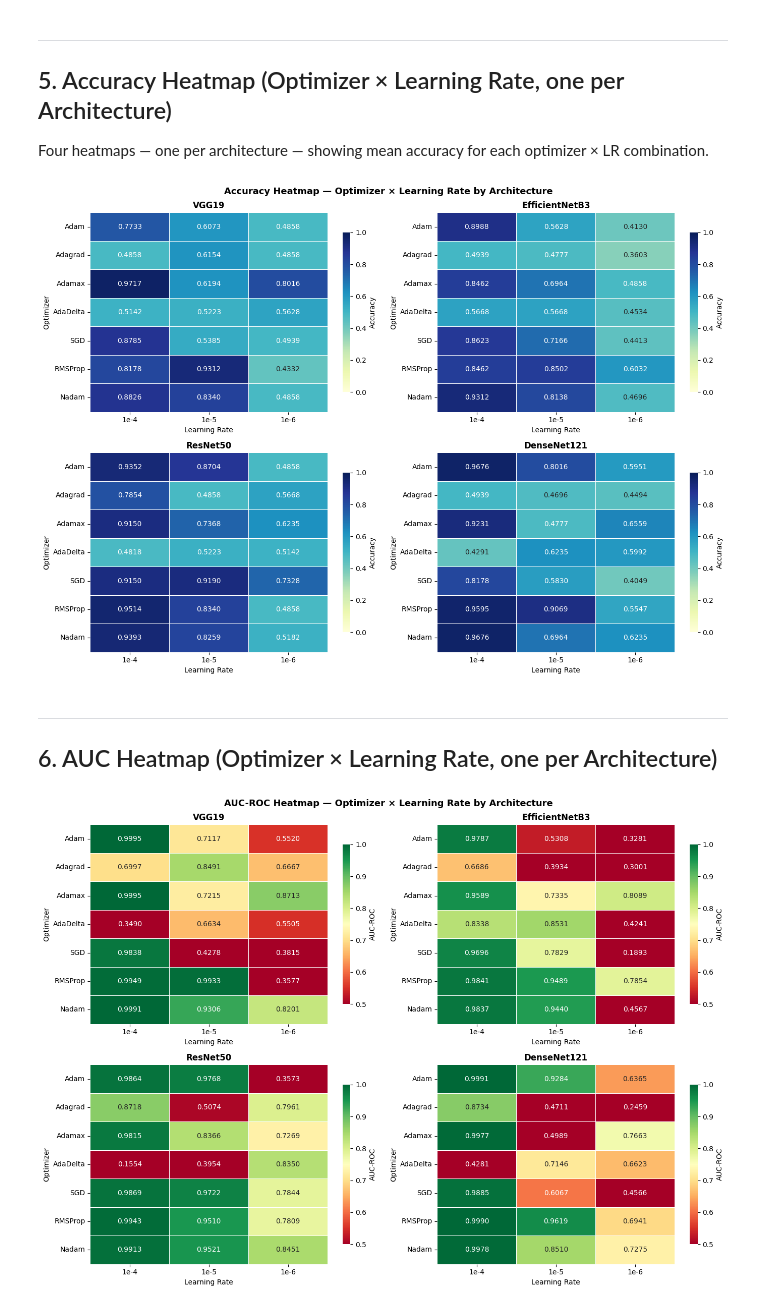
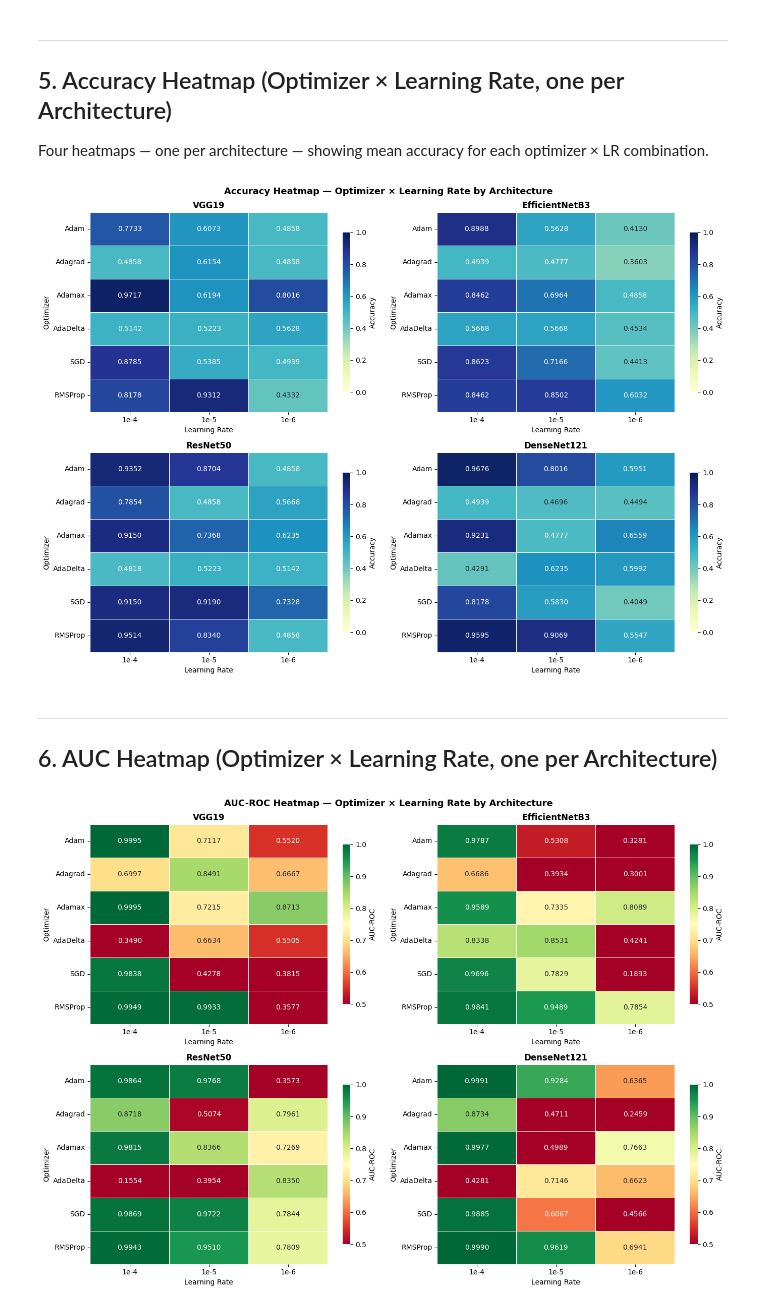
Before and after one commit to krispybataa/optimizer-learning-rate-study, a Jupyter notebook: notebooks/03_results_analysis.ipynb, the cells around one changed output. Drawn from its saved outputs; the diff is of its cells as text; code cells hidden in the pictures.

Commit message:
feet: Removed NAdam optimizers from results, codebase, and documentation
this will serve as working branch until project is done

```diff
--- a/notebooks/03_results_analysis.ipynb
+++ b/notebooks/03_results_analysis.ipynb
@@ -18,7 +18,7 @@ RESULTS_DIR  = pathlib.Path('../results')
 SUMMARY_CSV  = RESULTS_DIR / 'summary' / 'master_results.csv'
 
 ARCHITECTURES  = ['VGG19', 'EfficientNetB3', 'ResNet50', 'DenseNet121']
-OPTIMIZERS     = ['Adam', 'Adagrad', 'Adamax', 'AdaDelta', 'SGD', 'RMSProp', 'Nadam']
+OPTIMIZERS     = ['Adam', 'Adagrad', 'Adamax', 'AdaDelta', 'SGD', 'RMSProp']
 LEARNING_RATES = [1e-4, 1e-5, 1e-6]
 LR_LABELS      = ['1e-4', '1e-5', '1e-6']
 # %% [markdown]
@@ -141,12 +141,14 @@ Best model per learning rate (ranked by AUC):
 Four heatmaps — one per architecture — showing mean accuracy for each optimizer × LR combination.
 # %%
 df['lr_label'] = df['learning_rate'].map({1e-4: '1e-4', 1e-5: '1e-5', 1e-6: '1e-6'})
+
+df_plot = df[df['optimizer'] != 'Nadam'].copy()
 
 fig, axes = plt.subplots(2, 2, figsize=(14, 10))
 axes = axes.ravel()
 
 for idx, arch in enumerate(ARCHITECTURES):
-    sub = df[df['architecture'] == arch].copy()
+    sub = df_plot[df_plot['architecture'] == arch].copy()
     pivot = sub.pivot_table(index='optimizer', columns='lr_label', values='accuracy', aggfunc='mean')
     pivot = pivot.reindex(index=OPTIMIZERS, columns=LR_LABELS)
 
@@ -172,42 +174,44 @@ plt.savefig(RESULTS_DIR / 'summary' / 'heatmap_accuracy.png', dpi=150, bbox_inch
 plt.savefig('../docs/latex/figures/accuracy_heatmap.png', dpi=150, bbox_inches='tight')
 plt.show()
 # %% [output]
-[figure, old version]
+[figure, new version]
 # %% [markdown]
 ---
 ## 6. AUC Heatmap (Optimizer × Learning Rate, one per Architecture)
 # %%
+df_plot = df[df['optimizer'] != 'Nadam'].copy()
+
 fig, axes = plt.subplots(2, 2, figsize=(14, 10))
 axes = axes.ravel()
 
 for idx, arch in enumerate(ARCHITECTURES):
-    sub = df[df['architecture'] == arch].copy()
+    sub = df_plot[df_plot['architecture'] == arch].copy()
     pivot = sub.pivot_table(index='optimizer', columns='lr_label', values='auc', aggfunc='mean')
     pivot = pivot.reindex(index=OPTIMIZERS, columns=LR_LABELS)
 
     sns.heatmap(
         pivot,
         ax=axes[idx],
         annot=True,
         fmt='.4f',
         cmap='RdYlGn',
         vmin=0.5,
         vmax=1.0,
         linewidths=0.5,
         cbar_kws={'shrink': 0.8, 'label': 'AUC-ROC'},
     )
     axes[idx].set_title(arch, fontweight='bold')
     axes[idx].set_xlabel('Learning Rate')
     axes[idx].set_ylabel('Optimizer')
 
 fig.suptitle('AUC-ROC Heatmap — Optimizer × Learning Rate by Architecture',
              fontsize=13, fontweight='bold')
 plt.tight_layout()
 plt.savefig(RESULTS_DIR / 'summary' / 'heatmap_auc.png', dpi=150, bbox_inches='tight')
 plt.savefig('../docs/latex/figures/auc_heatmap.png', dpi=150, bbox_inches='tight')
 plt.show()
 # %% [output]
-[figure, old version]
+[figure, new version]
 # %% [markdown]
 ---
 ## 7. Discussion Prompts
```
Also changed, not shown: parts of 3 cells of this notebook, 18 other files.
